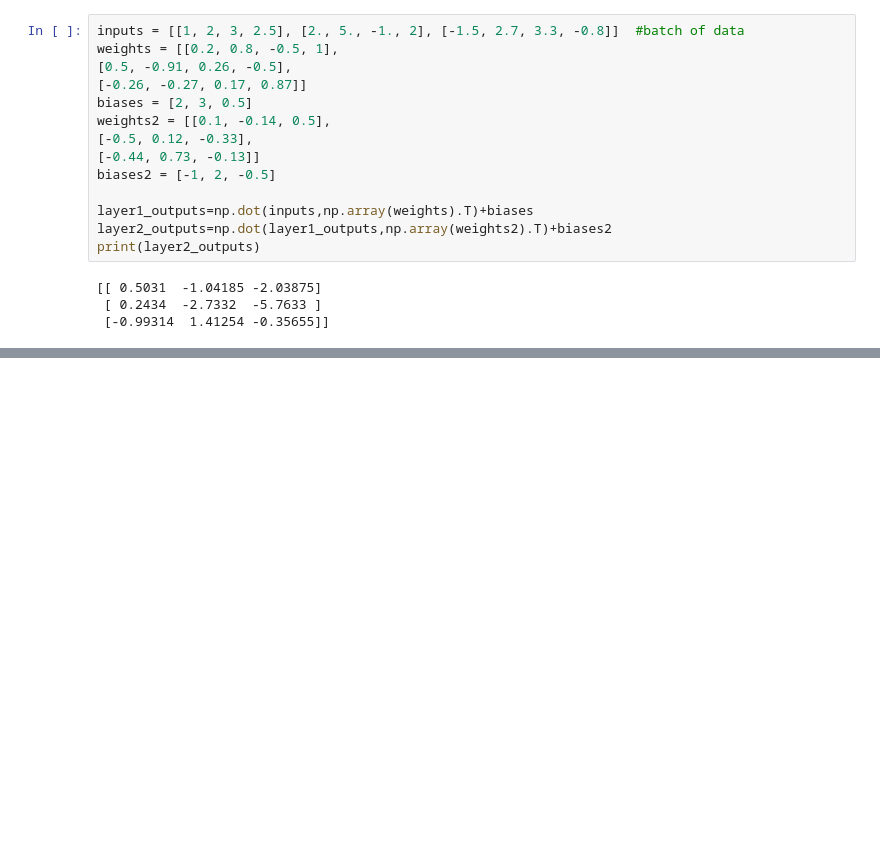
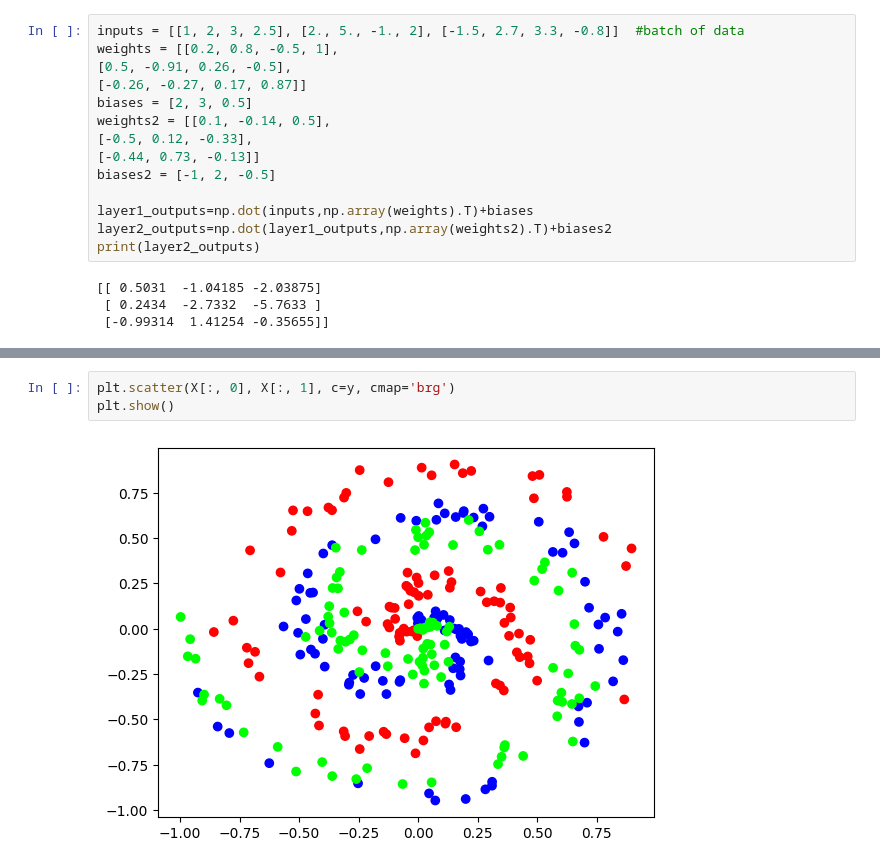
Before and after one commit to shivamgyardhna/Neural_Network_from_scratch, a Jupyter notebook: L2_numpy.ipynb, the cells around one changed output, grey strips where cells are left out. Saved outputs shown, nothing was run; the diff lists cells and outputs as text; blank space fills up the shorter version.

```diff
--- a/L2_numpy.ipynb
+++ b/L2_numpy.ipynb
@@ -57,0 +81,5 @@ print(layer2_outputs)
+# %%
+plt.scatter(X[:, 0], X[:, 1], c=y, cmap='brg')
+plt.show()
+# %% [output]
+[figure, added]
```
Also changed, not shown: parts of 7 cells of this notebook, 2 other files.
